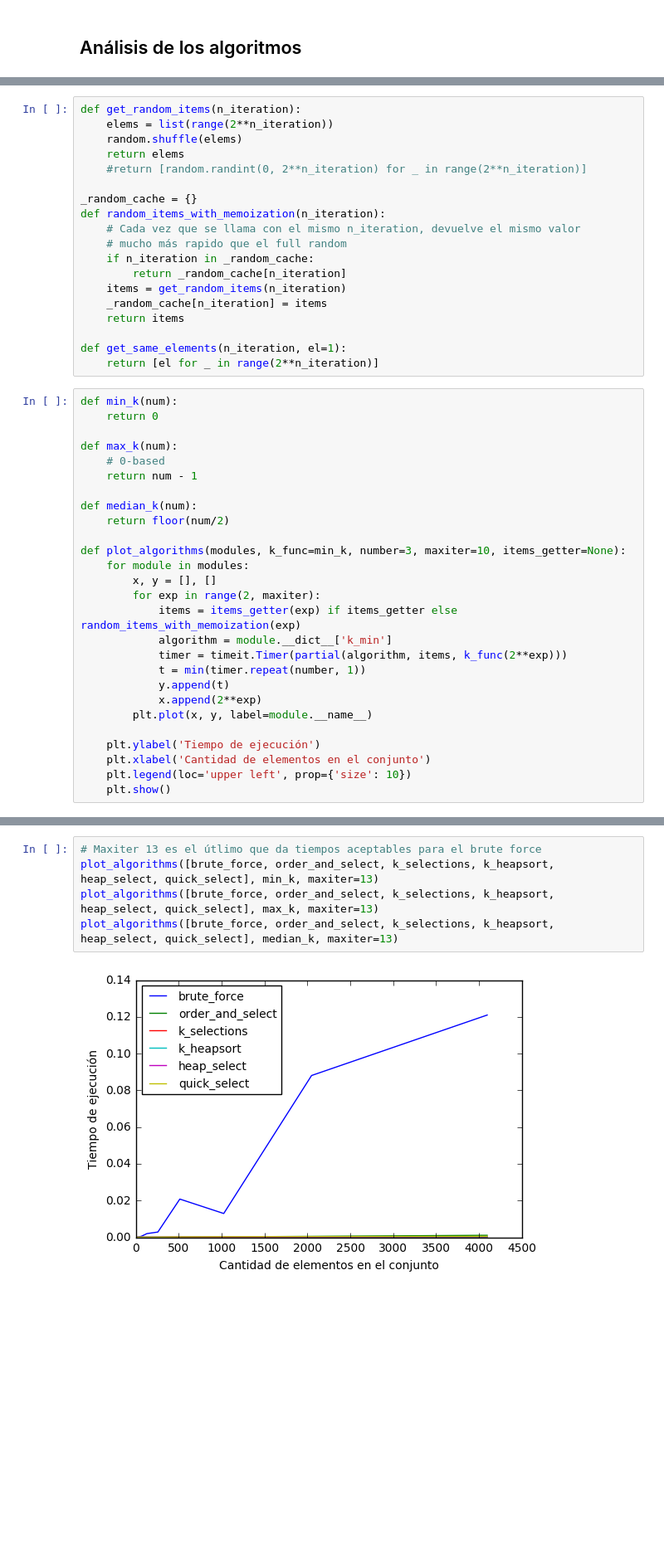
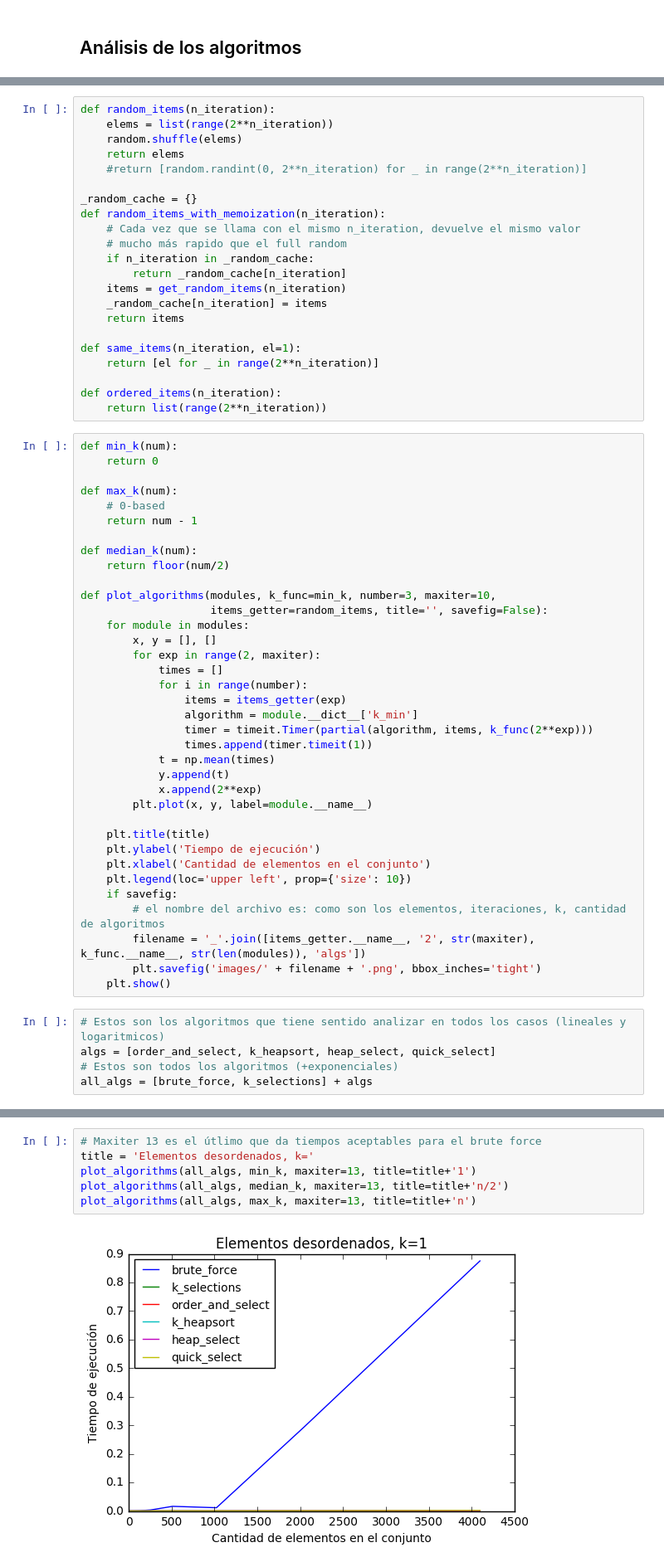
Before and after one commit to edittler/tda-fiuba, a Jupyter notebook: tp1/estadistico-k/algoritmos.ipynb, the cells around one changed output, grey strips where cells are left out. Shown at 83% size. Drawn from its saved outputs; the diff is of its cells as text; blank space fills up the shorter version.

```diff
--- a/tp1/estadistico-k/algoritmos.ipynb
+++ b/tp1/estadistico-k/algoritmos.ipynb
@@ -16,7 +17,7 @@ from math import floor
 from functools import partial
 import brute_force, order_and_select, k_selections, k_heapsort, heap_select, quick_select
 # %%
-def get_random_items(n_iteration):
+def random_items(n_iteration):
     elems = list(range(2**n_iteration))
     random.shuffle(elems)
     return elems
@@ -32,8 +33,11 @@ def random_items_with_memoization(n_iteration):
     _random_cache[n_iteration] = items
     return items
 
-def get_same_elements(n_iteration, el=1):
+def same_items(n_iteration, el=1):
     return [el for _ in range(2**n_iteration)]
+
+def ordered_items(n_iteration):
+    return list(range(2**n_iteration))
 # %%
 def min_k(num):
     return 0
@@ -45,20 +49,34 @@ def max_k(num):
 def median_k(num):
     return floor(num/2)
 
-def plot_algorithms(modules, k_func=min_k, number=3, maxiter=10, items_getter=None):
+def plot_algorithms(modules, k_func=min_k, number=3, maxiter=10,
+                    items_getter=random_items, title='', savefig=False):
     for module in modules:
         x, y = [], []
         for exp in range(2, maxiter):
-            items = items_getter(exp) if items_getter else random_items_with_memoization(exp)
-            algorithm = module.__dict__['k_min']
-            timer = timeit.Timer(partial(algorithm, items, k_func(2**exp)))
-            t = min(timer.repeat(number, 1))
+            times = []
+            for i in range(number):
+                items = items_getter(exp)
+                algorithm = module.__dict__['k_min']
+                timer = timeit.Timer(partial(algorithm, items, k_func(2**exp)))
+                times.append(timer.timeit(1))
+            t = np.mean(times)
             y.append(t)
             x.append(2**exp)
         plt.plot(x, y, label=module.__name__)
 
+    plt.title(title)
     plt.ylabel('Tiempo de ejecución')
     plt.xlabel('Cantidad de elementos en el conjunto')
     plt.legend(loc='upper left', prop={'size': 10})
+    if savefig:
+        # el nombre del archivo es: como son los elementos, iteraciones, k, cantidad de algoritmos
+        filename = '_'.join([items_getter.__name__, '2', str(maxiter), k_func.__name__, str(len(modules)), 'algs'])
+        plt.savefig('images/' + filename + '.png', bbox_inches='tight')
     plt.show()
+# %%
+# Estos son los algoritmos que tiene sentido analizar en todos los casos (lineales y logaritmicos)
+algs = [order_and_select, k_heapsort, heap_select, quick_select]
+# Estos son todos los algoritmos (+exponenciales)
+all_algs = [brute_force, k_selections] + algs
 # %% [markdown]
@@ -68,7 +86,8 @@ def plot_algorithms(modules, k_func=min_k, number=3, maxiter=10, items_getter=No
 # %%
 # Maxiter 13 es el útlimo que da tiempos aceptables para el brute force
-plot_algorithms([brute_force, order_and_select, k_selections, k_heapsort, heap_select, quick_select], min_k, maxiter=13)
-plot_algorithms([brute_force, order_and_select, k_selections, k_heapsort, heap_select, quick_select], max_k, maxiter=13)
-plot_algorithms([brute_force, order_and_select, k_selections, k_heapsort, heap_select, quick_select], median_k, maxiter=13)
+title = 'Elementos desordenados, k='
+plot_algorithms(all_algs, min_k, maxiter=13, title=title+'1')
+plot_algorithms(all_algs, median_k, maxiter=13, title=title+'n/2')
+plot_algorithms(all_algs, max_k, maxiter=13, title=title+'n')
 # %% [output]
-[figure, old version]
+[figure, new version]
```
Also changed, not shown: parts of 24 cells of this notebook.
